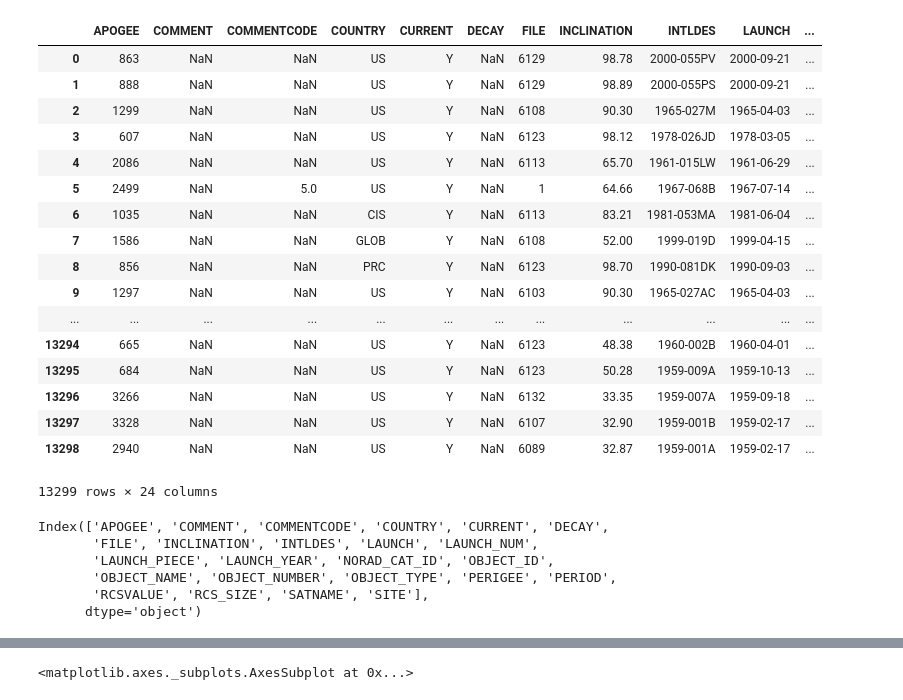
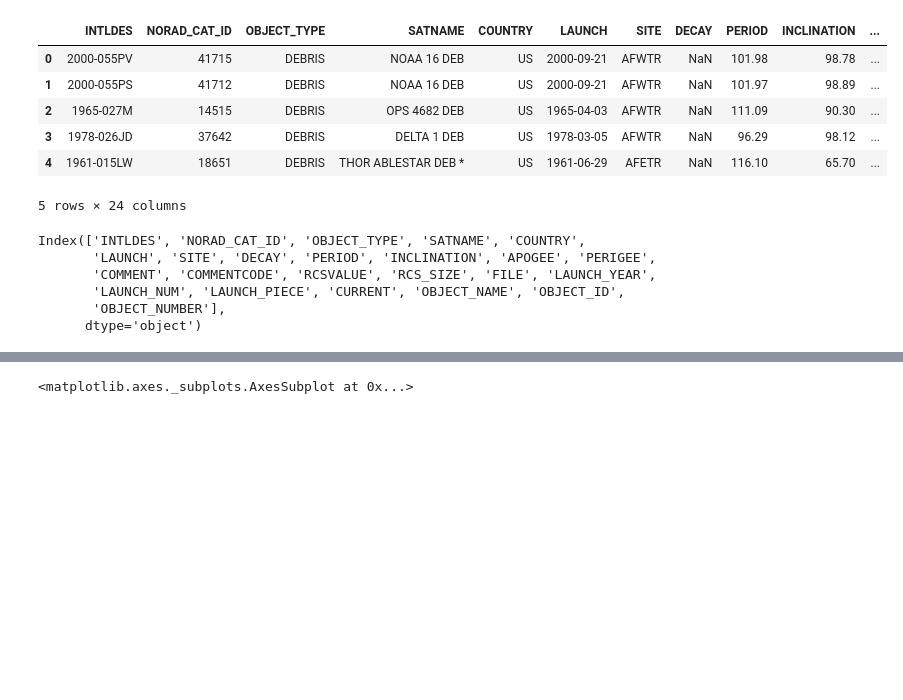
Before and after one commit to dkolosa/SpaceDebrisClassifier, a Jupyter notebook: SPclassifier.ipynb, the cells around one changed output, grey strips where cells are left out. Drawn from its saved outputs; the diff is of its cells as text; code cells hidden in the pictures; blank space fills up the shorter version.

```diff
--- a/SPclassifier.ipynb
+++ b/SPclassifier.ipynb
@@ -42,36 +44,25 @@ def plot_decision_regions(X, y, classifier, test_idx=None, resolution=0.02):
 # %%
 dataset = pd.read_json('SatCatdata.json')
 # %%
-dataset
+dataset.head()
 # %% [output]
-|  | APOGEE | COMMENT | COMMENTCODE | COUNTRY | CURRENT | DECAY | FILE | INCLINATION | INTLDES | LAUNCH | ... |
-| 0 | 863 | NaN | NaN | US | Y | NaN | 6129 | 98.78 | 2000-055PV | 2000-09-21 | ... |
-| 1 | 888 | NaN | NaN | US | Y | NaN | 6129 | 98.89 | 2000-055PS | 2000-09-21 | ... |
-| 2 | 1299 | NaN | NaN | US | Y | NaN | 6108 | 90.30 | 1965-027M | 1965-04-03 | ... |
-| 3 | 607 | NaN | NaN | US | Y | NaN | 6123 | 98.12 | 1978-026JD | 1978-03-05 | ... |
-| 4 | 2086 | NaN | NaN | US | Y | NaN | 6113 | 65.70 | 1961-015LW | 1961-06-29 | ... |
-| 5 | 2499 | NaN | 5.0 | US | Y | NaN | 1 | 64.66 | 1967-068B | 1967-07-14 | ... |
-| 6 | 1035 | NaN | NaN | CIS | Y | NaN | 6113 | 83.21 | 1981-053MA | 1981-06-04 | ... |
-| 7 | 1586 | NaN | NaN | GLOB | Y | NaN | 6108 | 52.00 | 1999-019D | 1999-04-15 | ... |
-| 8 | 856 | NaN | NaN | PRC | Y | NaN | 6123 | 98.70 | 1990-081DK | 1990-09-03 | ... |
-| 9 | 1297 | NaN | NaN | US | Y | NaN | 6103 | 90.30 | 1965-027AC | 1965-04-03 | ... |
-| ... | ... | ... | ... | ... | ... | ... | ... | ... | ... | ... | ... |
-| 13294 | 665 | NaN | NaN | US | Y | NaN | 6123 | 48.38 | 1960-002B | 1960-04-01 | ... |
-| 13295 | 684 | NaN | NaN | US | Y | NaN | 6123 | 50.28 | 1959-009A | 1959-10-13 | ... |
-| 13296 | 3266 | NaN | NaN | US | Y | NaN | 6132 | 33.35 | 1959-007A | 1959-09-18 | ... |
-| 13297 | 3328 | NaN | NaN | US | Y | NaN | 6107 | 32.90 | 1959-001B | 1959-02-17 | ... |
-| 13298 | 2940 | NaN | NaN | US | Y | NaN | 6089 | 32.87 | 1959-001A | 1959-02-17 | ... |
+|  | INTLDES | NORAD_CAT_ID | OBJECT_TYPE | SATNAME | COUNTRY | LAUNCH | SITE | DECAY | PERIOD | INCLINATION | ... |
+| 0 | 2000-055PV | 41715 | DEBRIS | NOAA 16 DEB | US | 2000-09-21 | AFWTR | NaN | 101.98 | 98.78 | ... |
+| 1 | 2000-055PS | 41712 | DEBRIS | NOAA 16 DEB | US | 2000-09-21 | AFWTR | NaN | 101.97 | 98.89 | ... |
+| 2 | 1965-027M | 14515 | DEBRIS | OPS 4682 DEB | US | 1965-04-03 | AFWTR | NaN | 111.09 | 90.30 | ... |
+| 3 | 1978-026JD | 37642 | DEBRIS | DELTA 1 DEB | US | 1978-03-05 | AFWTR | NaN | 96.29 | 98.12 | ... |
+| 4 | 1961-015LW | 18651 | DEBRIS | THOR ABLESTAR DEB * | US | 1961-06-29 | AFETR | NaN | 116.10 | 65.70 | ... |
-13299 rows × 24 columns
+5 rows × 24 columns
 # %%
-# dataset.drop(['COMMENT'], axis=1)
-# dataset.drop(['COMMENTCODE'], axis=1)
+dataset.drop(['COMMENT'], axis=1)
+dataset.drop(['COMMENTCODE'], axis=1)
 dataset.columns
 # %% [output]
-Index(['APOGEE', 'COMMENT', 'COMMENTCODE', 'COUNTRY', 'CURRENT', 'DECAY',
-       'FILE', 'INCLINATION', 'INTLDES', 'LAUNCH', 'LAUNCH_NUM',
-       'LAUNCH_PIECE', 'LAUNCH_YEAR', 'NORAD_CAT_ID', 'OBJECT_ID',
-       'OBJECT_NAME', 'OBJECT_NUMBER', 'OBJECT_TYPE', 'PERIGEE', 'PERIOD',
-       'RCSVALUE', 'RCS_SIZE', 'SATNAME', 'SITE'],
+Index(['INTLDES', 'NORAD_CAT_ID', 'OBJECT_TYPE', 'SATNAME', 'COUNTRY',
+       'LAUNCH', 'SITE', 'DECAY', 'PERIOD', 'INCLINATION', 'APOGEE', 'PERIGEE',
+       'COMMENT', 'COMMENTCODE', 'RCSVALUE', 'RCS_SIZE', 'FILE', 'LAUNCH_YEAR',
+       'LAUNCH_NUM', 'LAUNCH_PIECE', 'CURRENT', 'OBJECT_NAME', 'OBJECT_ID',
+       'OBJECT_NUMBER'],
       dtype='object')
 # %%
 array = dataset.values
```
Also changed, not shown: parts of 22 cells of this notebook, 3 other files.
